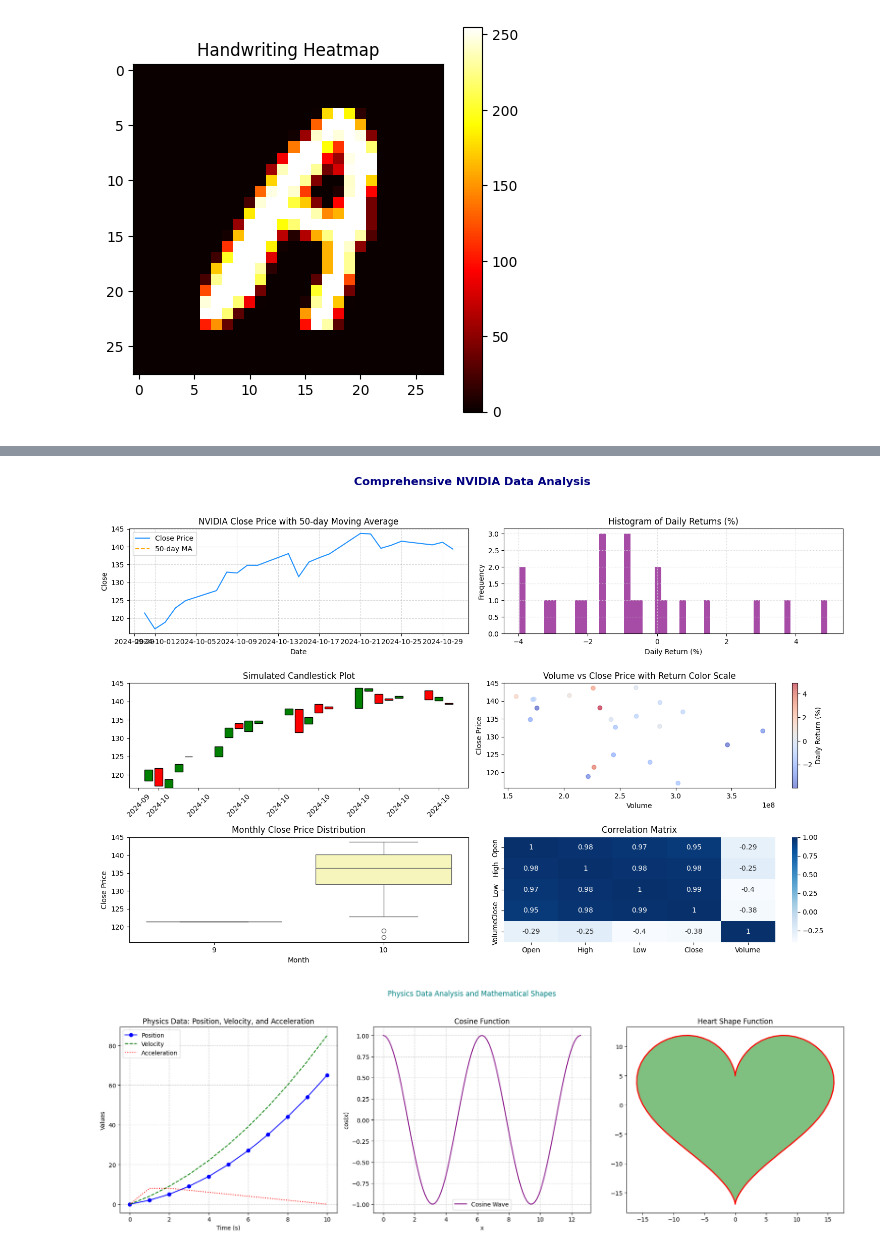
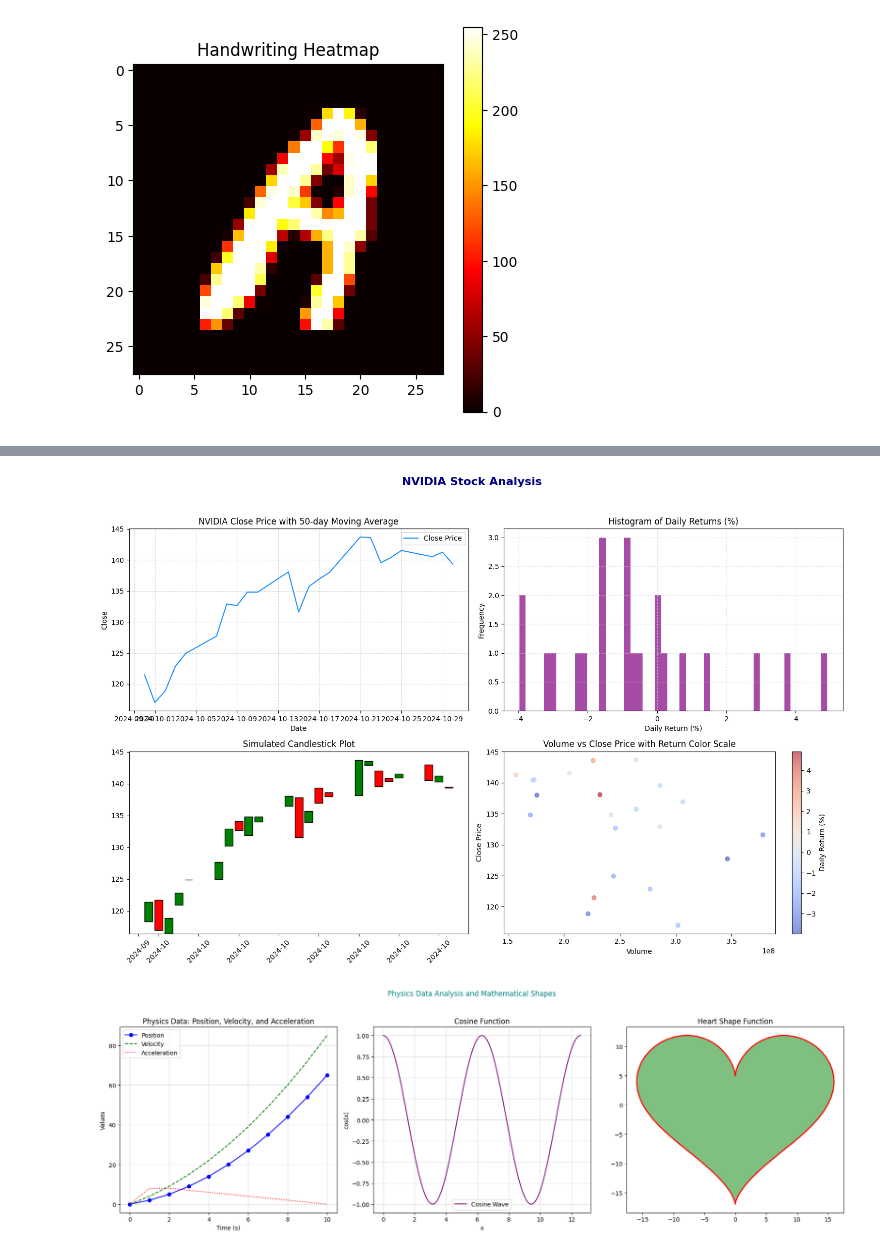
Before and after one commit to Yannaner/Data-visualization, a Jupyter notebook: matplotlib.ipynb, the cells around one changed output, grey strips where cells are left out. Drawn from its saved outputs; the diff is of its cells as text; code cells hidden in the pictures.

Commit message:
made some changes to the nvdia chart So the chart is more relatedable

```diff
--- a/matplotlib.ipynb
+++ b/matplotlib.ipynb
@@ -230,59 +230,45 @@ data['Date'] = pd.to_datetime(data['Date'])  # Adjust column name as necessary
 data['Volume'] = pd.to_numeric(data['Volume'].replace(',', '', regex=True))  # Clean Volume
 
 # Set up the overall figure
-fig, ax = plt.subplots(3, 2, figsize=(15, 10))
-fig.suptitle("Comprehensive NVIDIA Data Analysis", fontsize=16, fontweight='bold', color="navy")
+fig, ax = plt.subplots(2, 2, figsize=(15, 10))
+fig.suptitle("NVIDIA Stock Analysis", fontsize=16, fontweight='bold', color="navy")
 
 # Line Plot with Moving Average
 sns.lineplot(ax=ax[0, 0], x=data['Date'], y=data['Close'], label="Close Price", color="dodgerblue")
 data['MA50'] = data['Close'].rolling(50).mean()
-ax[0, 0].plot(data['Date'], data['MA50'], label="50-day MA", color="orange", linestyle="--")
+
 ax[0, 0].set_title("NVIDIA Close Price with 50-day Moving Average")
 ax[0, 0].legend()
 ax[0, 0].grid(visible=True, linestyle="--", color="gray", alpha=0.3)
 
 # Histogram of Daily Returns
 data['Daily_Return'] = data['Close'].pct_change() * 100
 ax[0, 1].hist(data['Daily_Return'].dropna(), bins=50, color="purple", alpha=0.7)
 ax[0, 1].set_title("Histogram of Daily Returns (%)")
 ax[0, 1].set_xlabel("Daily Return (%)")
 ax[0, 1].set_ylabel("Frequency")
 ax[0, 1].grid(True, linestyle=":", color="lightgray")
 
 # Candlestick-style Plot
 open_price = data['Open']
 close_price = data['Close']
 color = np.where(close_price >= open_price, 'g', 'r')
 ax[1, 0].bar(data['Date'], close_price - open_price, bottom=open_price, color=color, edgecolor='k', width=0.8)
 ax[1, 0].set_title("Simulated Candlestick Plot")
 ax[1, 0].xaxis.set_major_formatter(DateFormatter("%Y-%m"))
 ax[1, 0].tick_params(axis="x", rotation=45)
 
 # Scatter Plot with Annotations
 scatter_plot = ax[1, 1].scatter(data['Volume'], data['Close'], c=data['Daily_Return'], cmap='coolwarm', alpha=0.6)
 ax[1, 1].set_title("Volume vs Close Price with Return Color Scale")
 ax[1, 1].set_xlabel("Volume")
 ax[1, 1].set_ylabel("Close Price")
 fig.colorbar(scatter_plot, ax=ax[1, 1], label="Daily Return (%)")
 
-# Boxplot for Monthly Analysis
-data['Month'] = data['Date'].dt.month
-sns.boxplot(ax=ax[2, 0], x='Month', y='Close', data=data, hue='Month', palette="Set3", dodge=False)
-ax[2, 0].set_title("Monthly Close Price Distribution")
-ax[2, 0].set_xlabel("Month")
-ax[2, 0].set_ylabel("Close Price")
-ax[2, 0].legend().set_visible(False)
-
-# Heatmap of Correlations
-correlation_matrix = data[['Open', 'High', 'Low', 'Close', 'Volume']].corr()
-sns.heatmap(correlation_matrix, annot=True, cmap="Blues", ax=ax[2, 1])
-ax[2, 1].set_title("Correlation Matrix")
-
-# Adjust layout and display
 plt.tight_layout(rect=[0, 0, 1, 0.95])
 plt.show()
 # %% [output]
-[figure, old version]
+[figure, new version]
 # %%
 import pandas as pd
 import numpy as np
```
Also changed, not shown: parts of 2 cells of this notebook.
